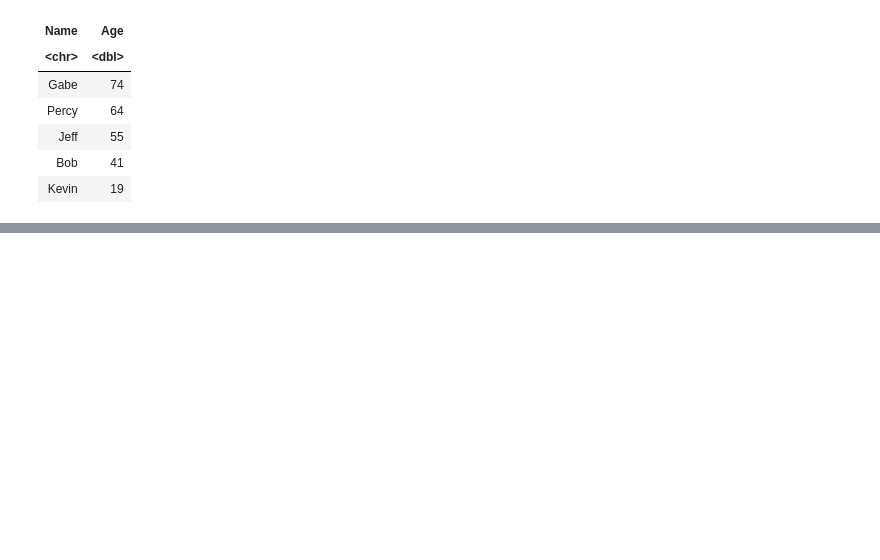
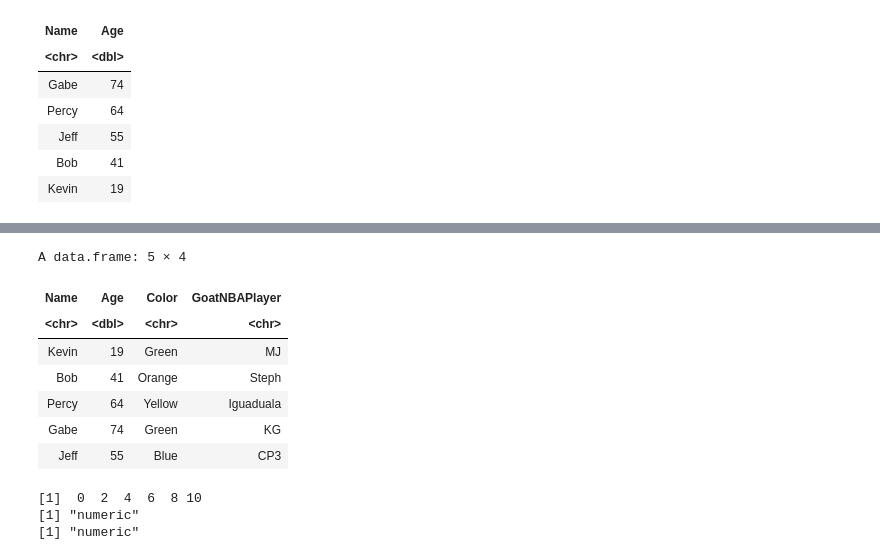
Before and after one commit to kevinnkansah/LearnDataScience, a Jupyter notebook: R/R_Notebook.ipynb, the cells around one changed output, grey strips where cells are left out. Saved outputs shown, nothing was run; the diff lists cells and outputs as text; code cells hidden in the pictures; blank space fills up the shorter version.

```diff
--- a/R/R_Notebook.ipynb
+++ b/R/R_Notebook.ipynb
@@ -203,0 +265,23 @@ A data.frame: 5 × 2
+# %%
+stuff <- rename(stuff, Color = FavColor)
+
+stuff
+# %% [output]
+A data.frame: 5 × 4
+| Name | Age | Color | GoatNBAPlayer |
+| <chr> | <dbl> | <chr> | <chr> |
+| Kevin | 19 | Green | MJ |
+| Bob | 41 | Orange | Steph |
+| Percy | 64 | Yellow | Iguaduala |
+| Gabe | 74 | Green | KG |
+| Jeff | 55 | Blue | CP3 |
+# %%
+yo <- seq(from=0, to=10, by=2)
+ayo <- c(1, 2, 3, 4, 5, 6)
+print(yo)
+print(class(yo))
+print(class(ayo))
+# %% [output]
+[1]  0  2  4  6  8 10
+[1] "numeric"
+[1] "numeric"
```
Also changed, not shown: parts of 6 cells of this notebook, 1 other file.
